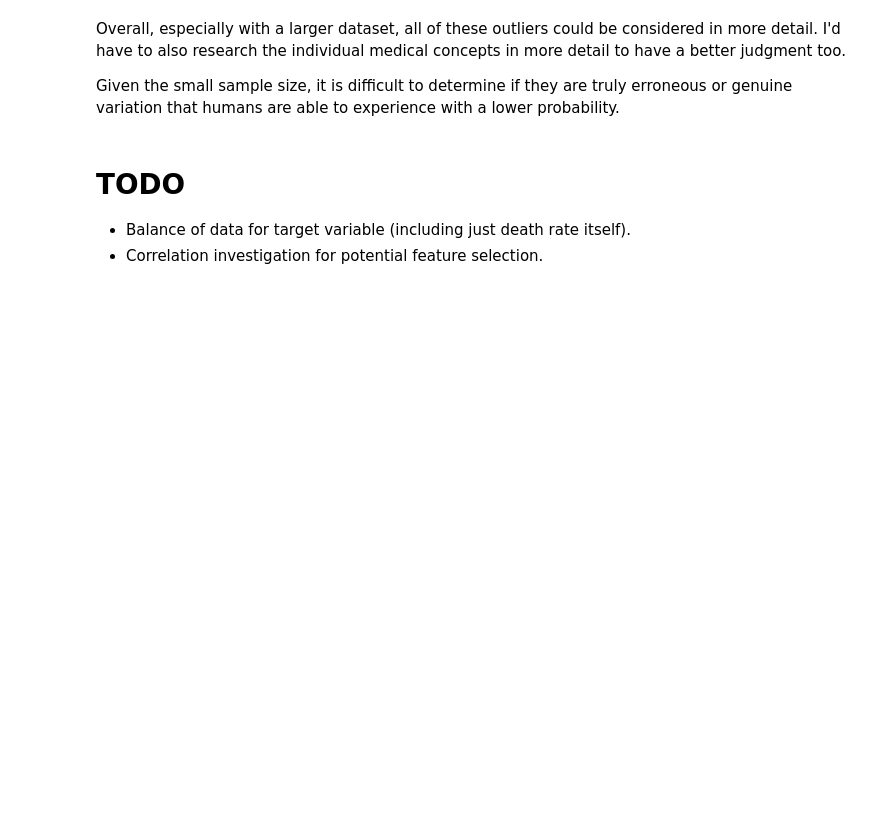
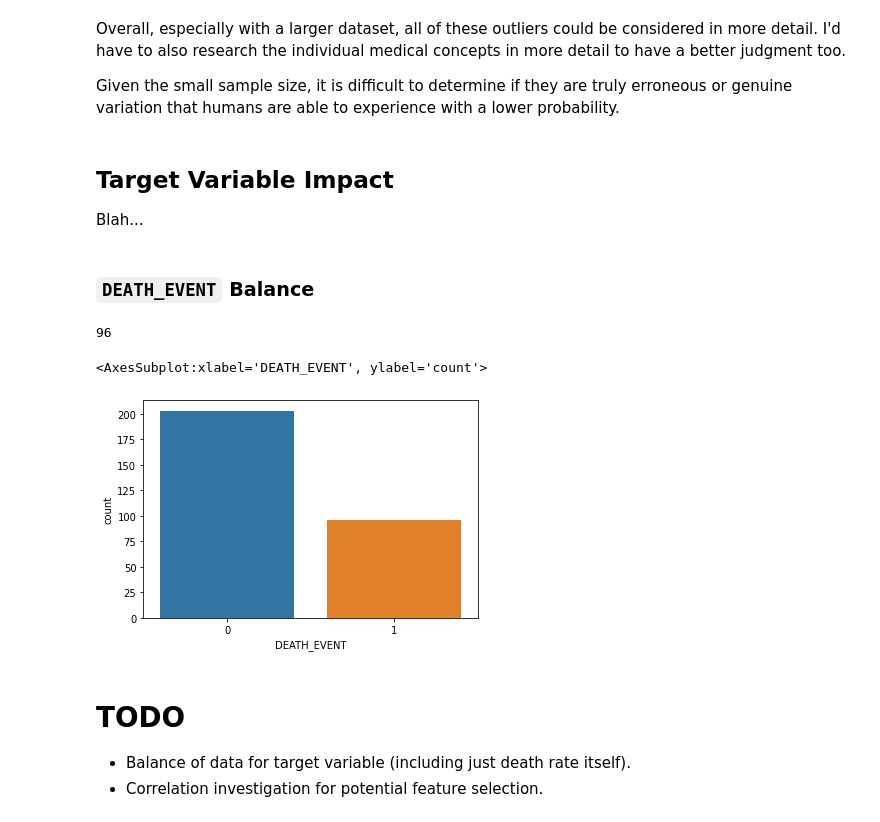
Before and after one commit to KasumiL5x/bu-postdoc-test, a Jupyter notebook: eda-and-cleaning.ipynb, the cells around one changed output. Drawn from its saved outputs; the diff is of its cells as text; code cells hidden in the pictures; blank space fills up the shorter version.

Commit message:
Optimized count of all deaths for outlier info func. Also started to add investigation into balance.

```diff
--- a/eda-and-cleaning.ipynb
+++ b/eda-and-cleaning.ipynb
@@ -447,6 +447,21 @@ serum_sodium boxplot:
 Overall, especially with a larger dataset, all of these outliers could be considered in more detail.  I'd have to also research the individual medical concepts in more detail to have a better judgment too.
 
 Given the small sample size, it is difficult to determine if they are truly erroneous or genuine variation that humans are able to experience with a lower probability.
+# %% [markdown]
+## Target Variable Impact
+Blah...
+# %% [markdown]
+### `DEATH_EVENT` Balance
+# %%
+total_deaths = sum(all_data['DEATH_EVENT'] == 1)
+total_deaths
+# %% [output]
+96
+# %%
+sns.countplot(data=all_data, x='DEATH_EVENT')
+# %% [output]
+<AxesSubplot:xlabel='DEATH_EVENT', ylabel='count'>
+[figure, added]
 # %% [markdown]
 # TODO
 * Balance of data for target variable (including just death rate itself).
```
Also changed, not shown: parts of 1 cell of this notebook.
